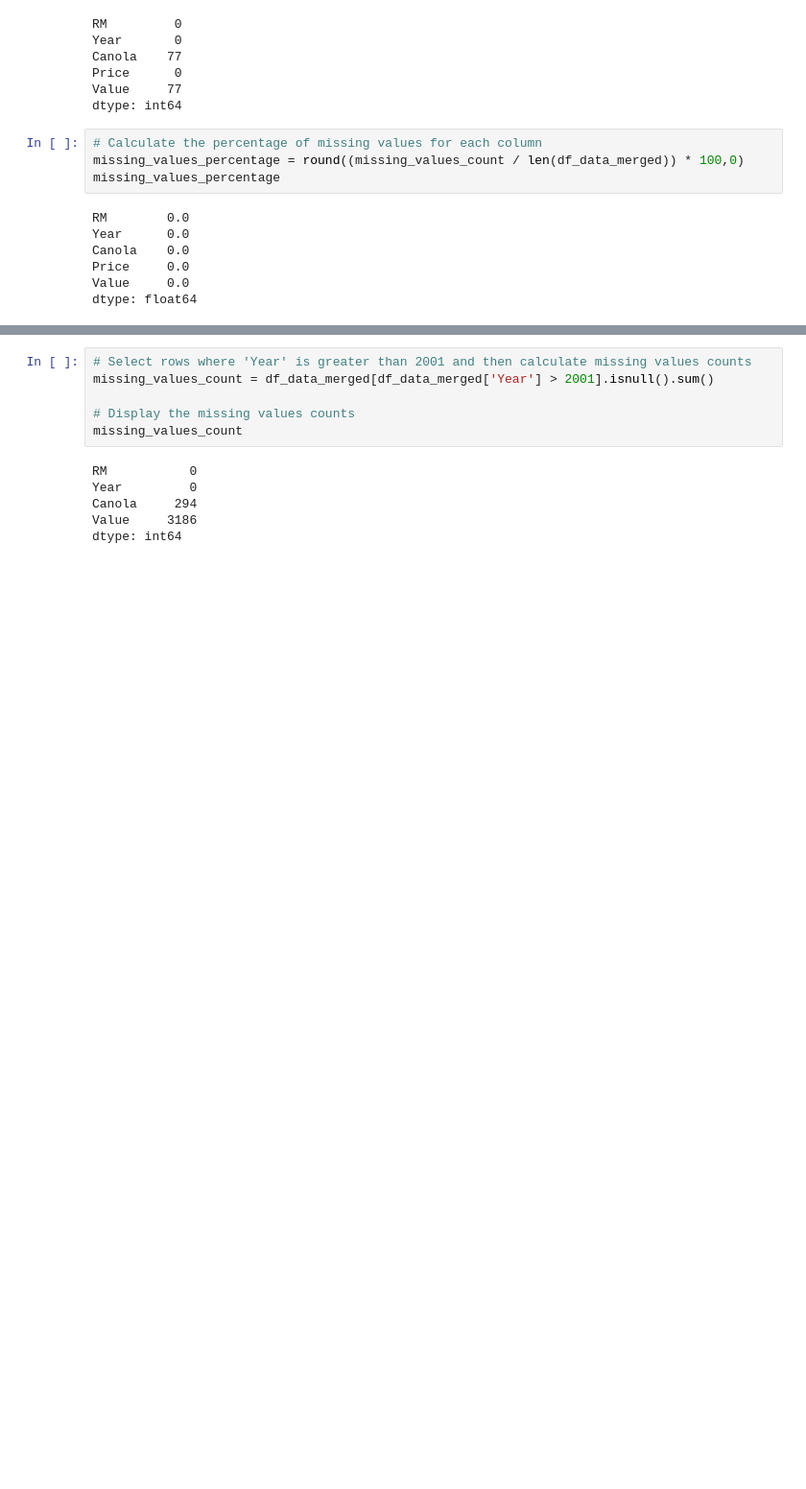
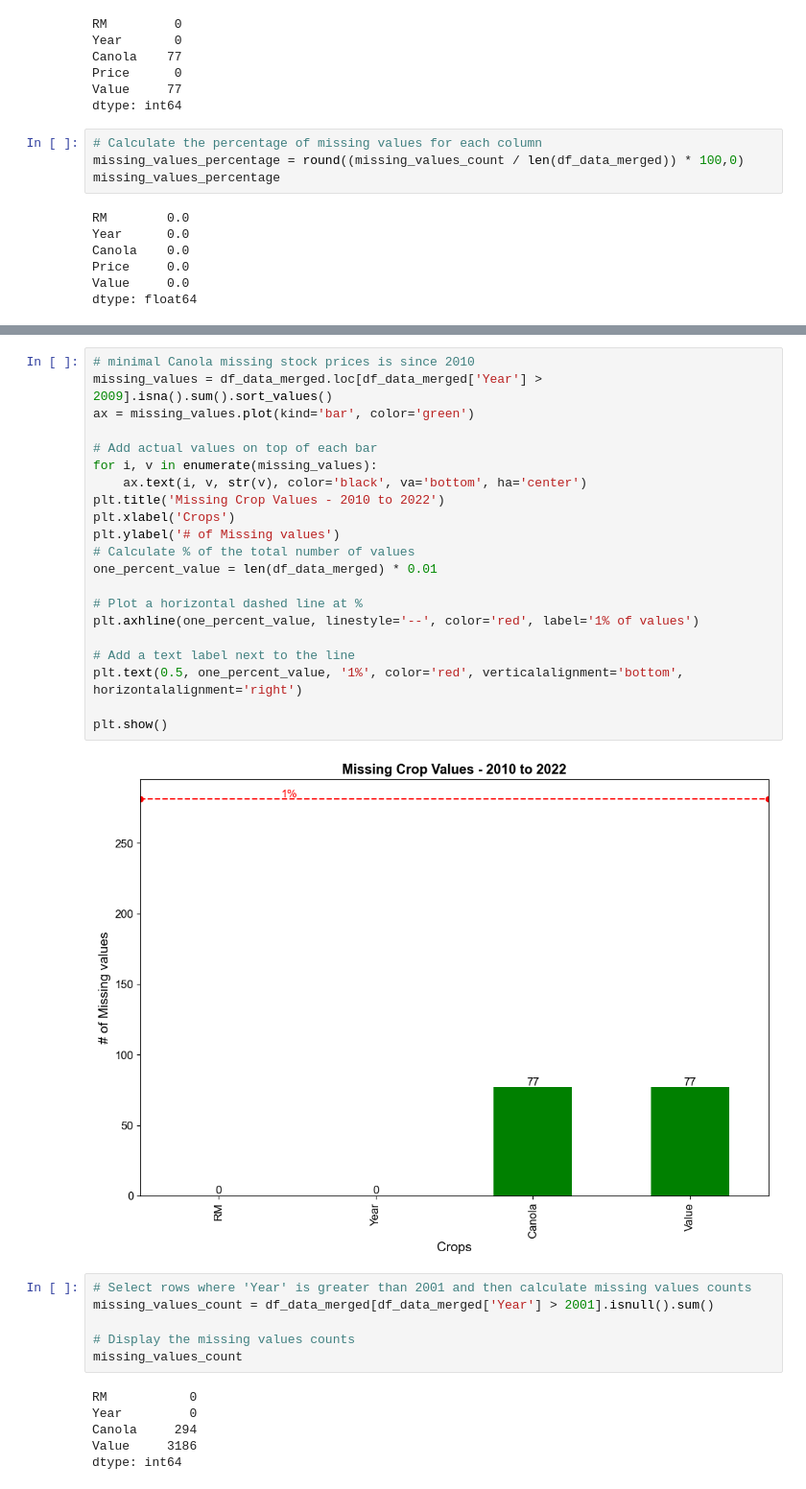
Before and after one commit to cboyda/AgTech, a Jupyter notebook: Assignments/CapstoneAssignment_CropAnalysis.ipynb, the cells around one changed output, grey strips where cells are left out. Shown at 96% size. Saved outputs shown, nothing was run; the diff lists cells and outputs as text; blank space fills up the shorter version.

```diff
--- a/Assignments/CapstoneAssignment_CropAnalysis.ipynb
+++ b/Assignments/CapstoneAssignment_CropAnalysis.ipynb
@@ -902,3 +1114,26 @@ plt.show()
+# %%
+# minimal Canola missing stock prices is since 2010
+missing_values = df_data_merged.loc[df_data_merged['Year'] > 2009].isna().sum().sort_values()
+ax = missing_values.plot(kind='bar', color='green')
+
+# Add actual values on top of each bar
+for i, v in enumerate(missing_values):
+    ax.text(i, v, str(v), color='black', va='bottom', ha='center')
+plt.title('Missing Crop Values - 2010 to 2022')
+plt.xlabel('Crops')
+plt.ylabel('# of Missing values')
+# Calculate % of the total number of values
+one_percent_value = len(df_data_merged) * 0.01
+
+# Plot a horizontal dashed line at %
+plt.axhline(one_percent_value, linestyle='--', color='red', label='1% of values')
+
+# Add a text label next to the line
+plt.text(0.5, one_percent_value, '1%', color='red', verticalalignment='bottom', horizontalalignment='right')
+
+plt.show()
+# %% [output]
+[figure, added]
 # %%
 # Select rows where 'Year' is greater than 2001 and then calculate missing values counts
 missing_values_count = df_data_merged[df_data_merged['Year'] > 2001].isnull().sum()
```
Also changed, not shown: parts of 98 cells of this notebook, 4 other files.
